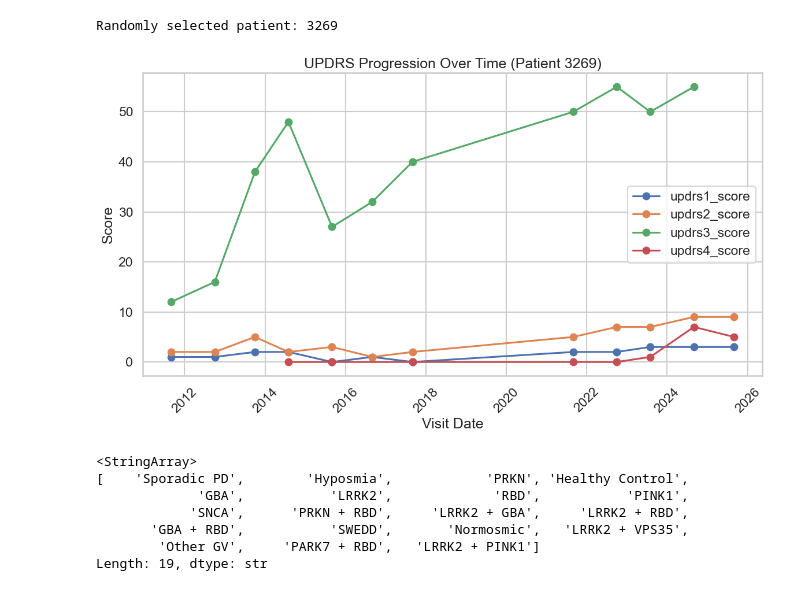
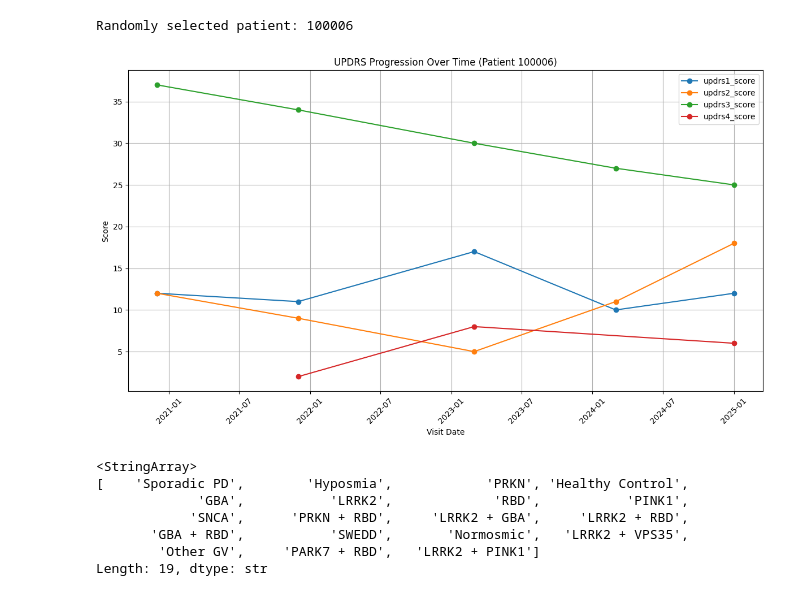
Before and after one commit to PierreFalconnier/mri-preprocessing, a Jupyter notebook: csv_exploration/PPMI_explo/PPMI_curated_table.ipynb, the cells around one changed output. Cells and saved outputs as stored; diff of their text form; code cells hidden in the pictures.

```diff
--- a/csv_exploration/PPMI_explo/PPMI_curated_table.ipynb
+++ b/csv_exploration/PPMI_explo/PPMI_curated_table.ipynb
@@ -30,6 +30,7 @@ df = df.dropna(subset=["PATNO", "visit_date"])
 # Select random patient
 # -----------------------------
 random_patient = np.random.choice(df["PATNO"].unique())
+random_patient = 100006
 
 df[df["subgroup"] != "Healthy Control"]
 patient_df = df[df["PATNO"] == random_patient].copy()
@@ -50,35 +51,35 @@ score_columns = [
     "updrs4_score",
     # "updrs_totscore",
     # "updrs_totscore_on",
     # "hy",
     # "hy_on",
     # "NHY",
     # "NHY_ON",
 ]
 
 # -----------------------------
 # Plot
 # -----------------------------
 plt.figure(figsize=(12, 7))
 
 for col in score_columns:
     if col in patient_df.columns:
         temp = patient_df[["visit_date", col]].dropna()
         if not temp.empty:
             plt.plot(temp["visit_date"], temp[col], marker="o", label=col)
 
 plt.xlabel("Visit Date")
 plt.ylabel("Score")
 plt.title(f"UPDRS Progression Over Time (Patient {random_patient})")
 plt.legend()
 plt.grid(True)
 plt.xticks(rotation=45)
 plt.tight_layout()
 
 plt.show()
 # %% [output]
-Randomly selected patient: 3269
+Randomly selected patient: 100006
-[figure, old version]
+[figure, new version]
 # %%
 print(df["subgroup"].unique())
 # %% [output]
```
Also changed, not shown: parts of 2 cells of this notebook, 3 other files.
